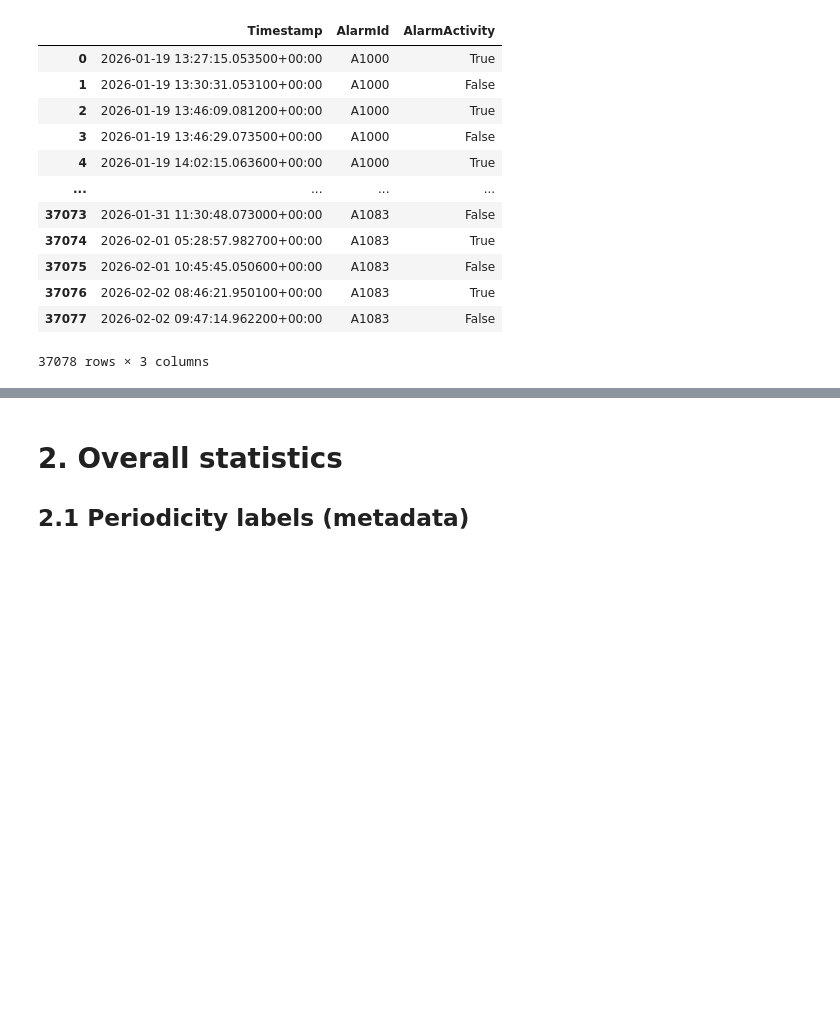
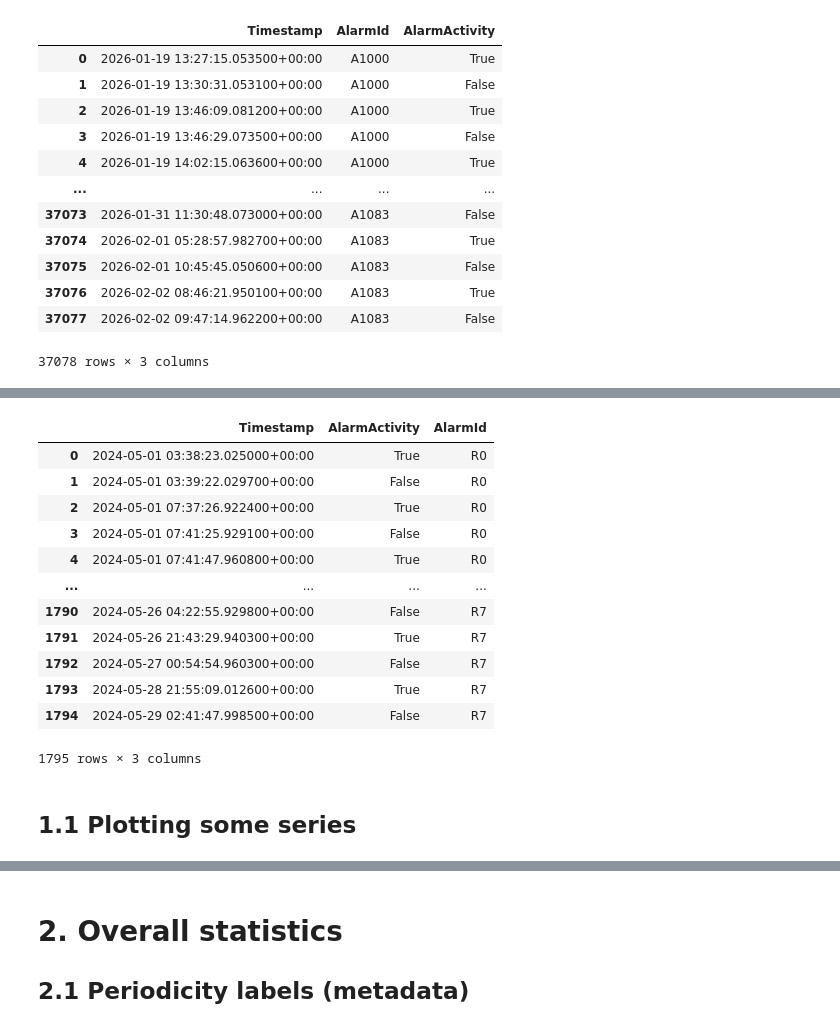
Before and after one commit to industrial-alarms-datasets/bms-alarm-timeseries-periodic, a Jupyter notebook: 1.dataset_walkthrough.ipynb, the cells around one changed output, grey strips where cells are left out. Drawn from its saved outputs; the diff is of its cells as text; code cells hidden in the pictures; blank space fills up the shorter version.

```diff
--- a/1.dataset_walkthrough.ipynb
+++ b/1.dataset_walkthrough.ipynb
@@ -74,0 +90,20 @@ test_meta
+# %%
+rejected_series = DATA_FOLDER / "DSPub237_rejected_ambiguous.parquet"
+rejected_series = pd.read_parquet(rejected_series)
+rejected_series
+# %% [output]
+|  | Timestamp | AlarmActivity | AlarmId |
+| 0 | 2024-05-01 03:38:23.025000+00:00 | True | R0 |
+| 1 | 2024-05-01 03:39:22.029700+00:00 | False | R0 |
+| 2 | 2024-05-01 07:37:26.922400+00:00 | True | R0 |
+| 3 | 2024-05-01 07:41:25.929100+00:00 | False | R0 |
+| 4 | 2024-05-01 07:41:47.960800+00:00 | True | R0 |
+| ... | ... | ... | ... |
+| 1790 | 2024-05-26 04:22:55.929800+00:00 | False | R7 |
+| 1791 | 2024-05-26 21:43:29.940300+00:00 | True | R7 |
+| 1792 | 2024-05-27 00:54:54.960300+00:00 | False | R7 |
+| 1793 | 2024-05-28 21:55:09.012600+00:00 | True | R7 |
+| 1794 | 2024-05-29 02:41:47.998500+00:00 | False | R7 |
+1795 rows × 3 columns
+# %% [markdown]
+## 1.1 Plotting some series
```
Also changed, not shown: parts of 8 cells of this notebook.
